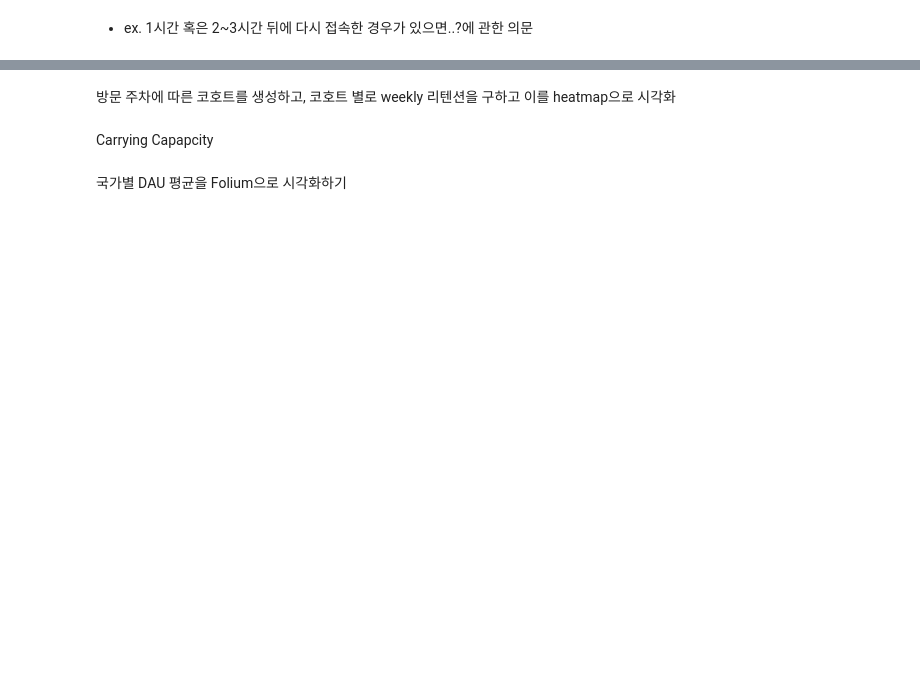
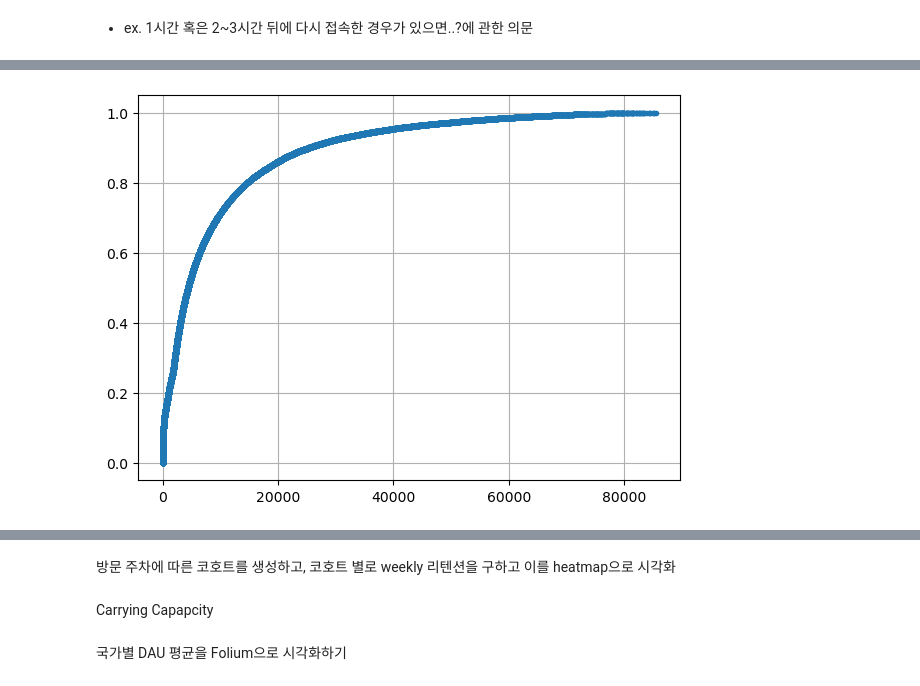
Before and after one commit to oddsmile/GAcustomerprediction, a Jupyter notebook: ga4과제풀어보기(2.13).ipynb, the cells around one changed output, grey strips where cells are left out. Saved outputs shown, nothing was run; the diff lists cells and outputs as text; code cells hidden in the pictures; blank space fills up the shorter version.

```diff
--- a/ga4과제풀어보기(2.13).ipynb
+++ b/ga4과제풀어보기(2.13).ipynb
@@ -125,0 +153,15 @@ average_visit = diff_visit.groupby('fullVisitorId').sum() / diff_visit.groupby('
+# %%
+# 하루에 1번만 접속한 사람은 제외해서 계산해보기
+from datetime import timedelta
+a = average_visit[average_visit != 0]
+
+import numpy as np
+n = len(a)
+y = np.arange(1, n+1)/n
+# %%
+plt.figure(figsize=(7,5))
+plt.plot(a,y,marker = '.', linestyle = 'none')
+plt.grid(True)
+plt.show()
+# %% [output]
+[figure, added]
```
Also changed, not shown: parts of 10 cells of this notebook.
